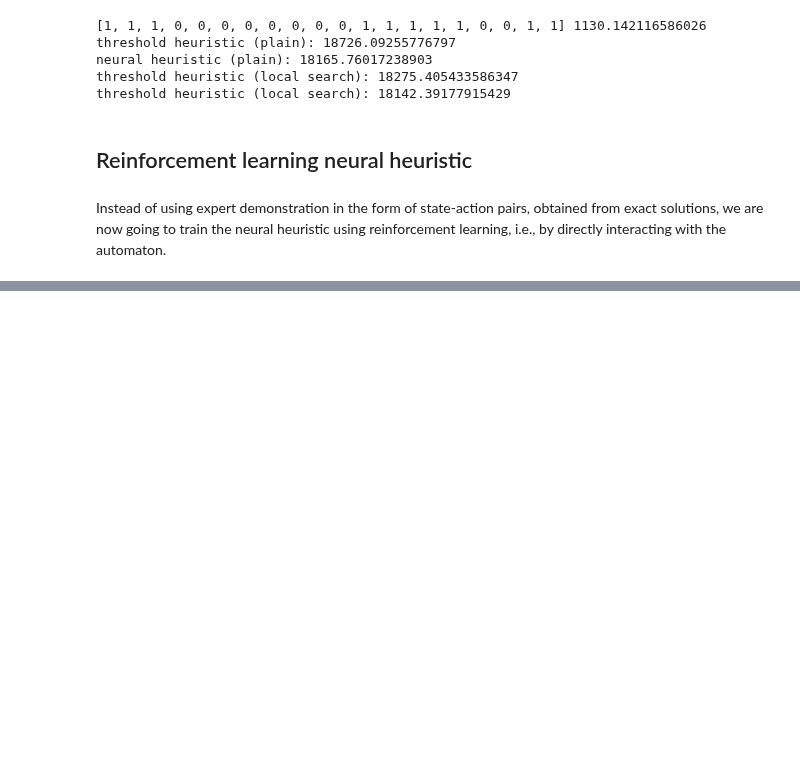
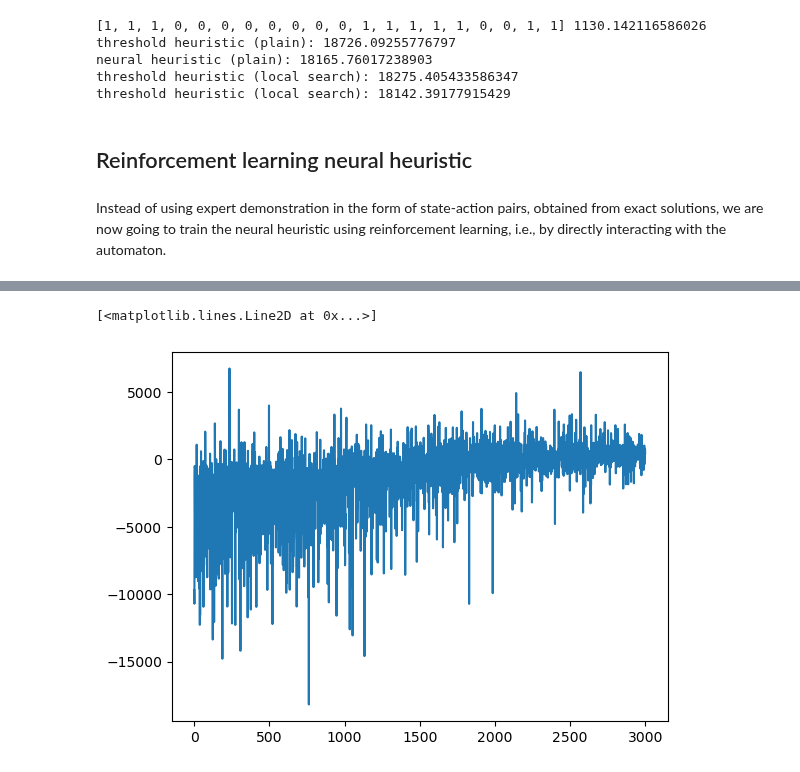
Before and after one commit to jeroenvanriel/traffic-scheduling, a Jupyter notebook: single/comparison.ipynb, the cells around one changed output, grey strips where cells are left out. Cells and saved outputs as stored; diff of their text form; code cells hidden in the pictures; blank space fills up the shorter version.

```diff
--- a/single/comparison.ipynb
+++ b/single/comparison.ipynb
@@ -659,0 +787,5 @@ def train_rl_neural_heuristic(model, instances):
+# %%
+plt.plot(rl_neural_train_losses[0])
+# %% [output]
+[<matplotlib.lines.Line2D at 0x...>]
+[figure, added]
```
Also changed, not shown: parts of 25 cells of this notebook, 2 other files.
